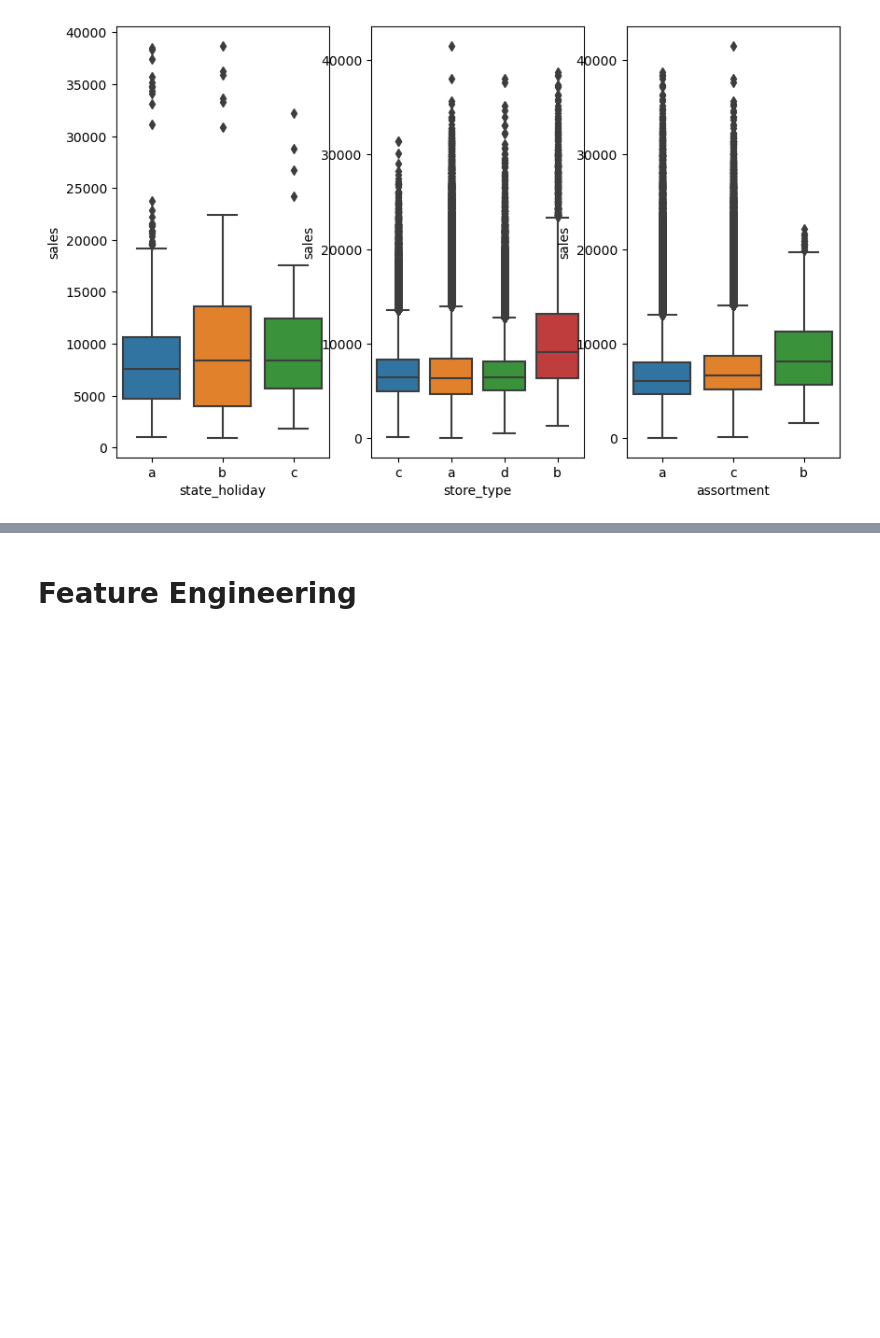
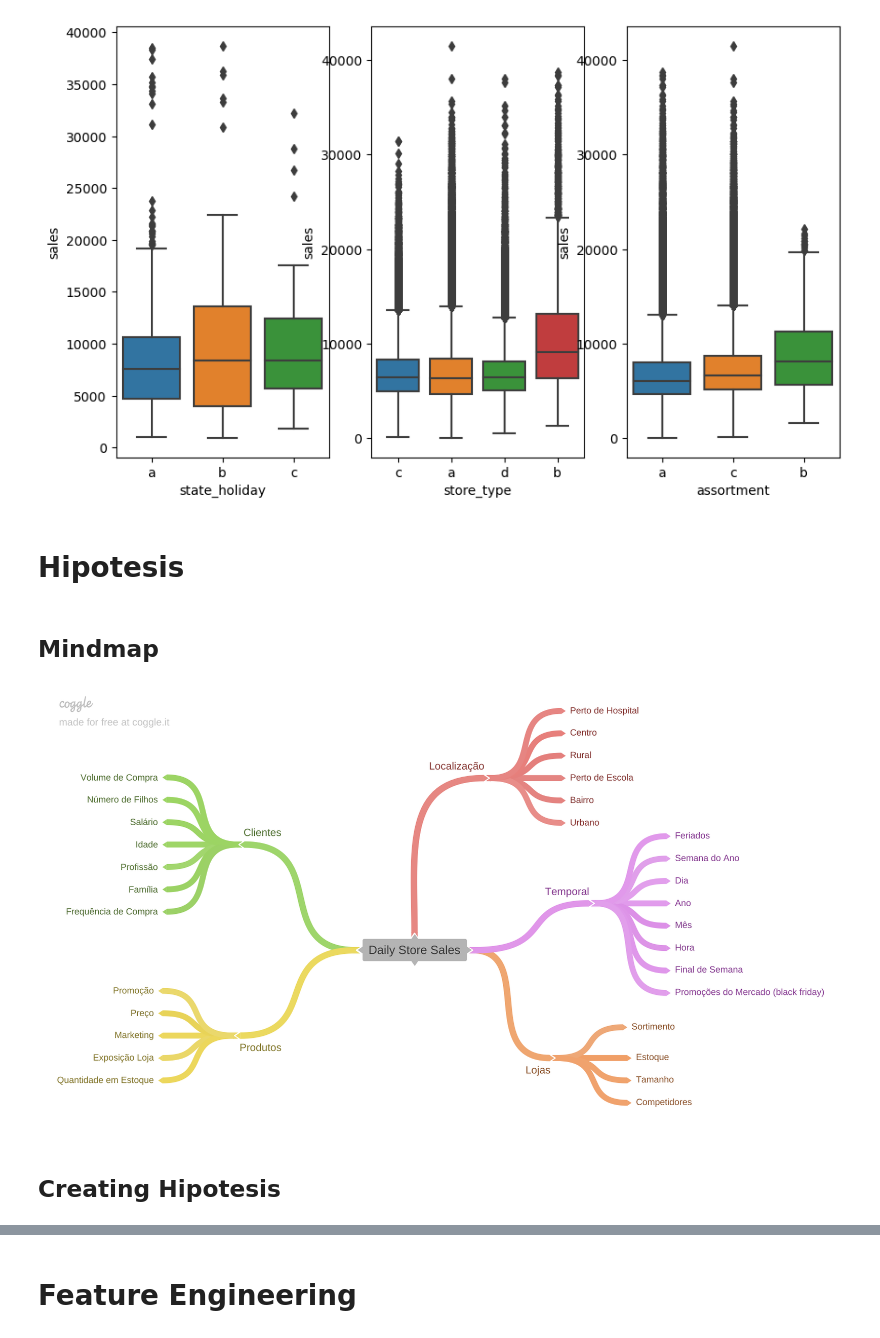
Before and after one commit to biazotogabriel/ds_em_producao, a Jupyter notebook: notebook.ipynb, the cells around one changed output, grey strips where cells are left out. Drawn from its saved outputs; the diff is of its cells as text; code cells hidden in the pictures; blank space fills up the shorter version.

```diff
--- a/notebook.ipynb
+++ b/notebook.ipynb
@@ -254,3 +255,13 @@ sns.boxplot(x='assortment', y='sales', data=aux1)
 # %% [output]
 <AxesSubplot:xlabel='assortment', ylabel='sales'>
 [figure]
+# %% [markdown]
+# Hipotesis
+# %% [markdown]
+## Mindmap
+# %%
+Image.open('./images/mind_map_hipotesis.png')
+# %% [output]
+[figure, added]
+# %% [markdown]
+## Creating Hipotesis
```
Also changed, not shown: parts of 16 cells of this notebook.
